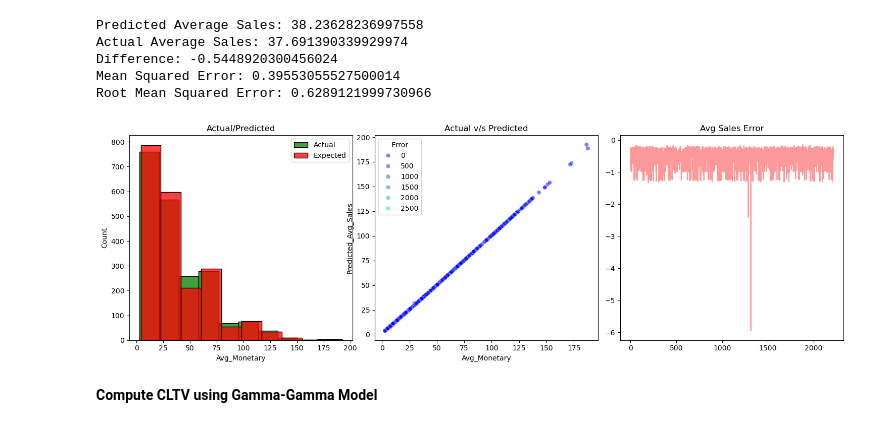
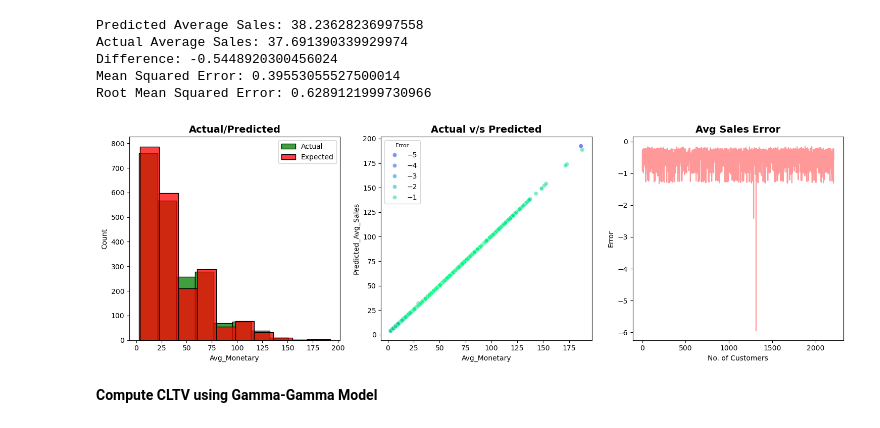
Before and after one commit to annugit1655/Customer-Behaviour-Analysis-with-CLTV, a Jupyter notebook: notebooks/04-CLTV-Probabilistic-models.ipynb, the cells around one changed output. Cells and saved outputs as stored; diff of their text form; code cells hidden in the pictures.

```diff
--- a/notebooks/04-CLTV-Probabilistic-models.ipynb
+++ b/notebooks/04-CLTV-Probabilistic-models.ipynb
@@ -494,22 +494,26 @@ Root Mean Squared Error: 0.6289121999730966
 # %%
 fig, ax = plt.subplots(1, 3, figsize=(15, 5))
 
 sns.histplot(df_summary["Avg_Monetary"], color = "g", bins=10, kde = False, ax = ax[0])
 sns.histplot(df_summary["Predicted_Avg_Sales"], color = "r", bins=10, kde = False, ax=ax[0])
-ax[0].set_title("Actual/Predicted")
+ax[0].set_title("Actual/Predicted", fontsize=14, fontweight='bold')
 ax[0].legend(["Actual", "Expected"])
 
-sns.scatterplot(data=df_summary, x="Avg_Monetary", y="Predicted_Avg_Sales", alpha = 0.5, hue = "Error", palette = "winter",ax=ax[1])
-ax[1].set_title("Actual v/s Predicted")
+error = df_summary["Avg_Monetary"]-df_summary["Predicted_Avg_Sales"]
+sns.scatterplot(data=df_summary, x="Avg_Monetary", y="Predicted_Avg_Sales", alpha = 0.5, hue =error, palette = "winter",ax=ax[1])
+ax[1].set_title("Actual v/s Predicted", fontsize=14, fontweight='bold')
+ax[1].legend(title='Error', title_fontsize=8)
 
-ax[2].plot(df_summary["Avg_Monetary"]-df_summary["Predicted_Avg_Sales"], color = 'r', alpha = 0.4)
-ax[2].set_title("Avg Sales Error")
+ax[2].plot(error, color = 'r', alpha = 0.4)
+ax[2].set_title("Avg Sales Error", fontsize=14, fontweight='bold')
+ax[2].set_xlabel('No. of Customers')
+ax[2].set_ylabel('Error')
 
 plt.tight_layout()
-plt.subplots_adjust(wspace=0.1, hspace=0.1)
+plt.subplots_adjust(hspace=0.1)
 plt.show()
 # %% [output]
-[figure, old version]
+[figure, new version]
 # %% [markdown]
 **Compute CLTV using Gamma-Gamma Model**
 # %%
```
Also changed, not shown: parts of 27 cells of this notebook.
